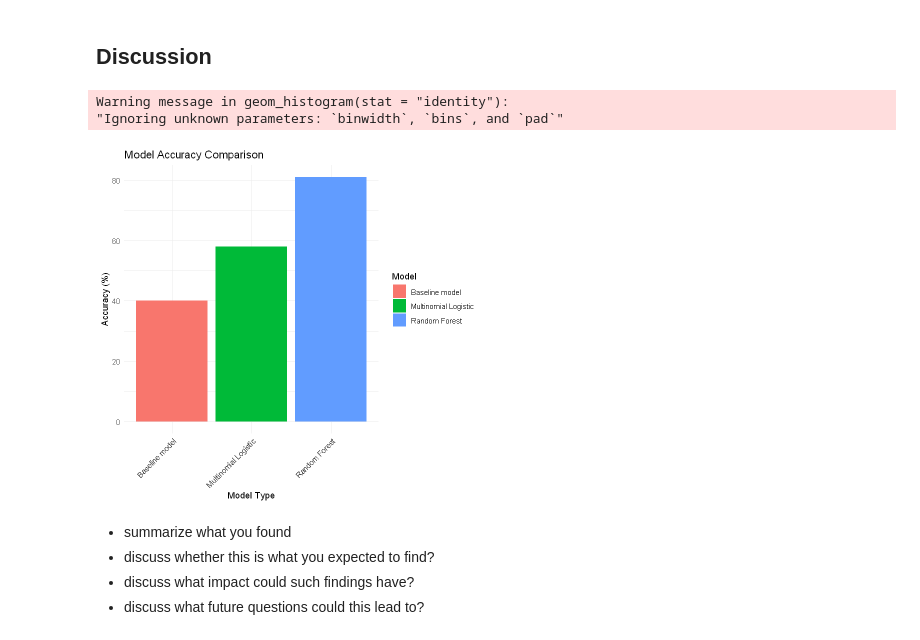
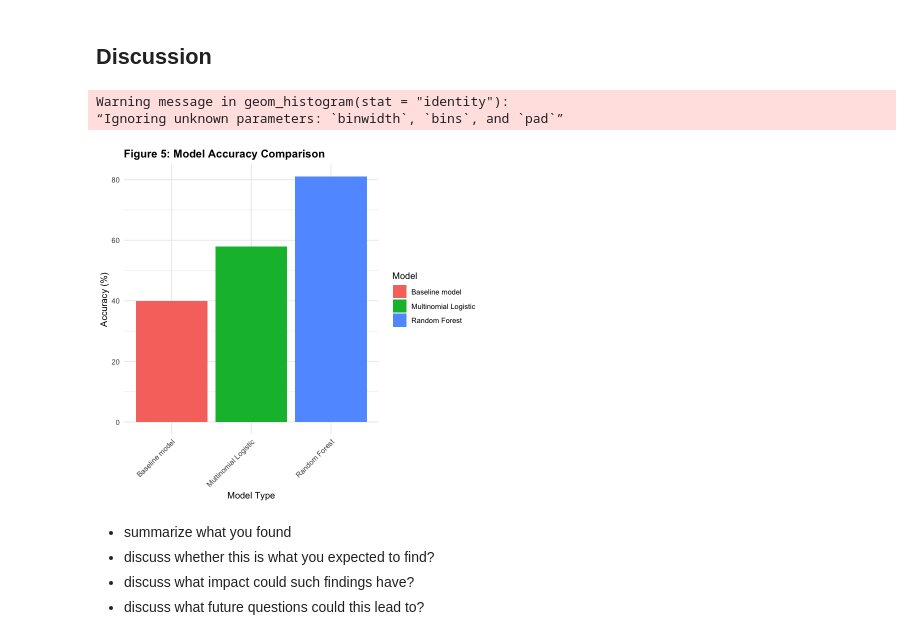
Before and after one commit to DSCI-310-2025/dsci-310-group-03, a Jupyter notebook: data_analysis.ipynb, the cells around one changed output. Saved outputs shown, nothing was run; the diff lists cells and outputs as text; code cells hidden in the pictures.

```diff
--- a/data_analysis.ipynb
+++ b/data_analysis.ipynb
@@ -393,21 +419,22 @@ Random Forest has yielded 0.8118812 score. 0.2326733 better accuracy than the mu
 # %%
 model_results <- data.frame(
   Model = c("Baseline model", "Multinomial Logistic", "Random Forest"),
   Accuracy = c(0.40, 0.58, 0.81)  # Example accuracy values
 )
 
 # Convert Accuracy to percentage
 model_results$Accuracy <- model_results$Accuracy * 100
 
 ggplot(model_results, aes(x = Model, y = Accuracy, fill = Model)) +
   geom_histogram(stat = "identity") +  # Create bar chart
-  labs(title = "Model Accuracy Comparison", x = "Model Type", y = "Accuracy (%)") +
+  labs(title = "Figure 5: Model Accuracy Comparison", x = "Model Type", y = "Accuracy (%)") +
   theme_minimal() +
-  theme(axis.text.x = element_text(angle = 45, hjust = 1))  # Rotate labels if needed
+  theme(axis.text.x = element_text(angle = 45, hjust = 1), # Rotate labels if needed
+  plot.title = element_text(face = "bold"))
 # %% [output]
 Warning message in geom_histogram(stat = "identity"):
-"Ignoring unknown parameters: `binwidth`, `bins`, and `pad`"
+“Ignoring unknown parameters: `binwidth`, `bins`, and `pad`”
-[figure, old version]
+[figure, new version]
 # %% [markdown]
 - summarize what you found
 - discuss whether this is what you expected to find?
```
Also changed, not shown: parts of 7 cells of this notebook.
